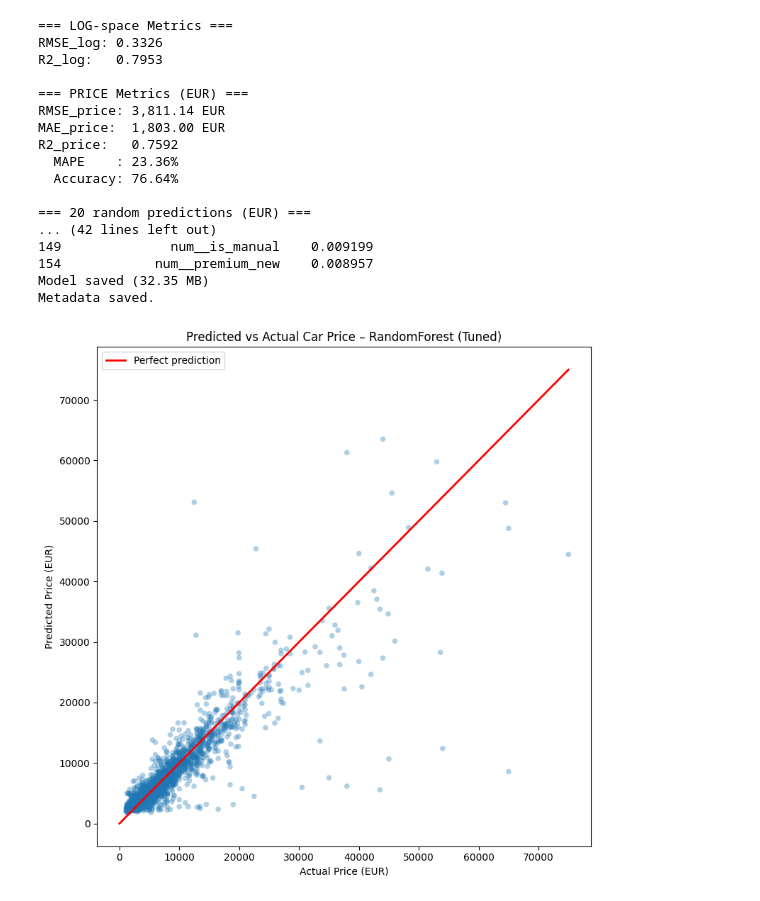
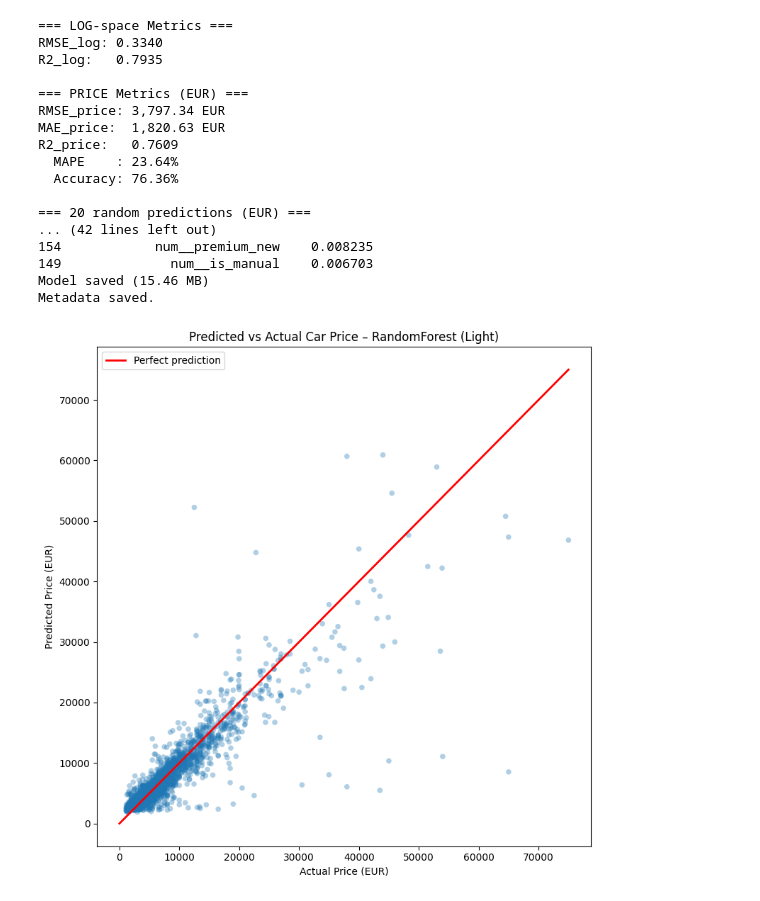
Before and after one commit to Zebyan/CarPredictionPrice, a Jupyter notebook: prediction_models/random_forest_light_model.ipynb, the cells around one changed output. Drawn from its saved outputs; the diff is of its cells as text; code cells hidden in the pictures.

Commit message:
Trained lighter models

```diff
--- a/prediction_models/random_forest_light_model.ipynb
+++ b/prediction_models/random_forest_light_model.ipynb
@@ -63,15 +63,14 @@ preprocessor = ColumnTransformer(
 # ====================================================
 
 rf = RandomForestRegressor(
-    n_estimators=150,     # instead of 1000
-    max_depth=15,         # instead of 20/None
-    min_samples_split=4,
-    min_samples_leaf=1,
+    n_estimators=150,
+    max_depth=12,
+    min_samples_split=6,
+    min_samples_leaf=2,
     max_features=0.5,
     bootstrap=True,
     random_state=42
 )
-
 pipeline = Pipeline(steps=[
     ("preprocessor", preprocessor),
     ("rf", rf)
@@ -161,8 +160,8 @@ metadata = {
     "saved_at": datetime.now().isoformat(),
     "parameters": {
         "n_estimators": 150,
-        "max_depth": 15,
-        "min_samples_split": 4,
+        "max_depth": 12,
+        "min_samples_split": 6,
         "min_samples_leaf": 1,
         "max_features": 0.5,
         "bootstrap": True,
@@ -174,7 +173,26 @@ metadata = {
         "mae_price_eur": float(mae_price),
         "mape_percent": float(mape),
         "accuracy_percent": float(accuracy),
-    }
+    },
+    "training_info": {
+        "train_samples": int(len(X_train)),
+        "test_samples": int(len(X_test)),
+        "total_features_raw": int(X.shape[1]),
+        "total_features_after_encoding": int(len(feature_names)),
+        "categorical_features": categorical_cols,
+        "numeric_features": numeric_cols,
+    },
+    "top_features": [
+        {
+            "rank": i,
+            "name": row["feature"],
+            "importance": float(row["importance"])
+        }
+        for i, row in importances.head(20).reset_index(drop=True).iterrows()
+    ],
+    "paths": {
+        "model_path": model_path,
+    },
 }
 
 metadata_path = "backend/models_storage/metadata/random_forest_light_metadata.json"
@@ -184,21 +202,21 @@ with open(metadata_path, "w") as f:
 print("Metadata saved.")
 # %% [output]
 === LOG-space Metrics ===
-RMSE_log: 0.3326
-R2_log:   0.7953
+RMSE_log: 0.3340
+R2_log:   0.7935
 
 === PRICE Metrics (EUR) ===
-RMSE_price: 3,811.14 EUR
-MAE_price:  1,803.00 EUR
-R2_price:   0.7592
-  MAPE    : 23.36%
-  Accuracy: 76.64%
+RMSE_price: 3,797.34 EUR
+MAE_price:  1,820.63 EUR
+R2_price:   0.7609
+  MAPE    : 23.64%
+  Accuracy: 76.36%
 
 === 20 random predictions (EUR) ===
 ... (42 lines left out)
-149              num__is_manual    0.009199
-154            num__premium_new    0.008957
-Model saved (32.35 MB)
+154            num__premium_new    0.008235
+149              num__is_manual    0.006703
+Model saved (15.46 MB)
 Metadata saved.
 # %%
 import os
@@ -224,32 +242,32 @@ plt.figure(figsize=(8, 8))
 
 plt.scatter(
     y_true,
     y_pred,
     alpha=0.35,
     s=30,
     edgecolors="none",
 )
 
 # Diagonal reference (perfect predictions)
 min_p = 0
 max_p = max(y_true.max(), y_pred.max())
 
 plt.plot(
     [min_p, max_p],
     [min_p, max_p],
     color="red",
     linewidth=2,
     label="Perfect prediction",
 )
 
 plt.xlabel("Actual Price (EUR)")
 plt.ylabel("Predicted Price (EUR)")
-plt.title("Predicted vs Actual Car Price – RandomForest (Tuned)")
+plt.title("Predicted vs Actual Car Price – RandomForest (Light)")
 
 plt.legend()
 plt.tight_layout()
 
 plt.savefig("plots/rf__light_actual_vs_pred.png", dpi=180)
 plt.show()
 # %% [output]
-[figure, old version]
+[figure, new version]
```
Also changed, not shown: parts of 1 cell of this notebook, 9 other files.
